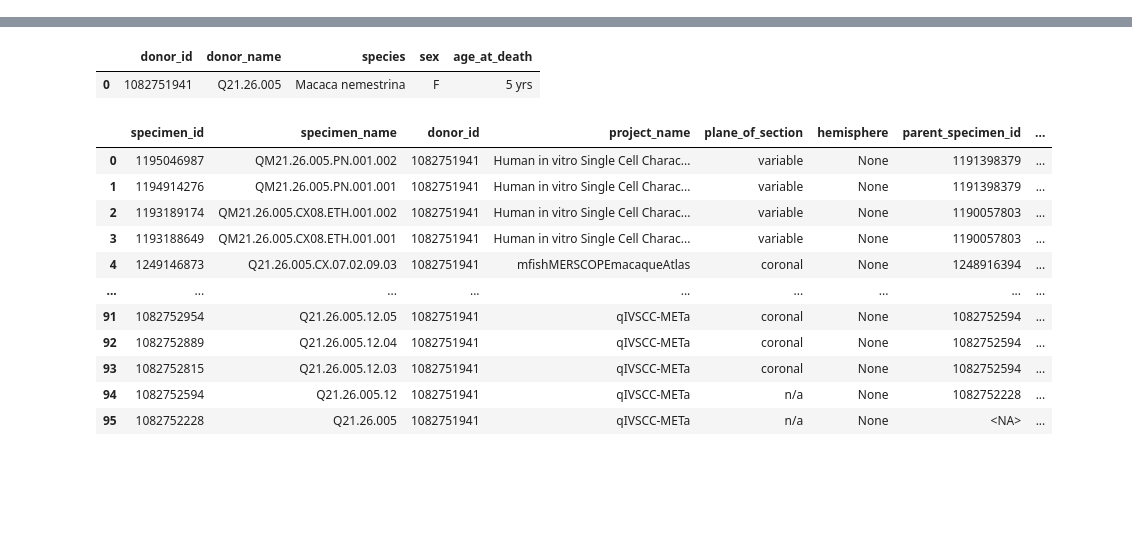
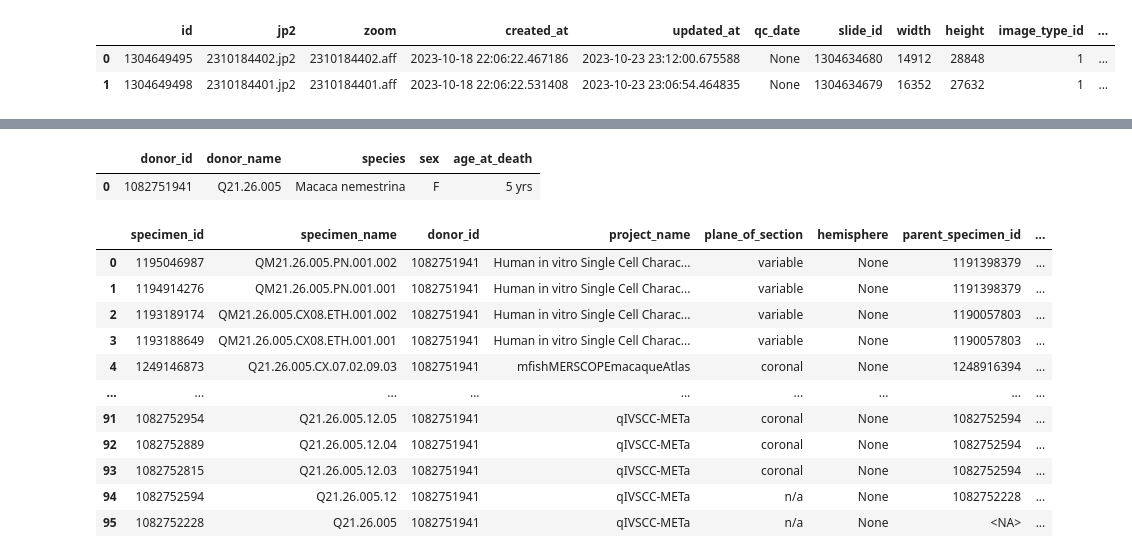
Before and after one commit to mikejhuang/hmba_image_viewer, a Jupyter notebook: sandbox/lims_queries/specimen_related_lims_queries.ipynb, the cells around one changed output, grey strips where cells are left out. Saved outputs shown, nothing was run; the diff lists cells and outputs as text; code cells hidden in the pictures; blank space fills up the shorter version.

```diff
--- a/sandbox/lims_queries/specimen_related_lims_queries.ipynb
+++ b/sandbox/lims_queries/specimen_related_lims_queries.ipynb
@@ -19,0 +42,19 @@ engine = sqlalchemy.create_engine(
+# %%
+query = '''
+        select img.*
+        from sub_images si
+        join image_series iser on si.image_series_id = iser.id
+        join run_groups rg on  iser.run_group_id = rg.id
+        join treatments t on t.id = rg.treatment_id
+        join images img on img.id = si.image_id
+        join slides sl on sl.id = img.slide_id
+        join scans sc ON sc.slide_id = sl.id
+        join specimens sp on iser.specimen_id = sp.id
+        where sp.name = 'QM23.50.001.CX.44.01.HE'
+        '''
+res = pd.read_sql(query,con=engine)
+res
+# %% [output]
+|  | id | jp2 | zoom | created_at | updated_at | qc_date | slide_id | width | height | image_type_id | ... |
+| 0 | 1304649495 | 2310184402.jp2 | 2310184402.aff | 2023-10-18 22:06:22.467186 | 2023-10-23 23:12:00.675588 | None | 1304634680 | 14912 | 28848 | 1 | ... |
+| 1 | 1304649498 | 2310184401.jp2 | 2310184401.aff | 2023-10-18 22:06:22.531408 | 2023-10-23 23:06:54.464835 | None | 1304634679 | 16352 | 27632 | 1 | ... |
```
Also changed, not shown: parts of 22 cells of this notebook, 2 other files.
